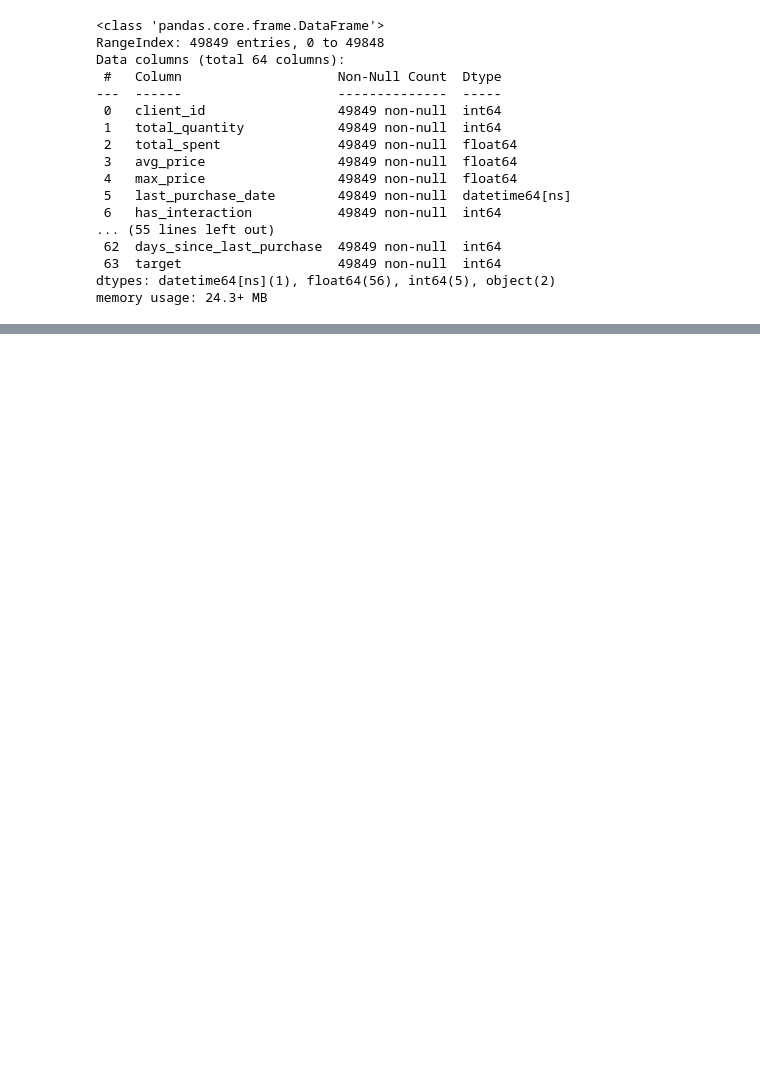
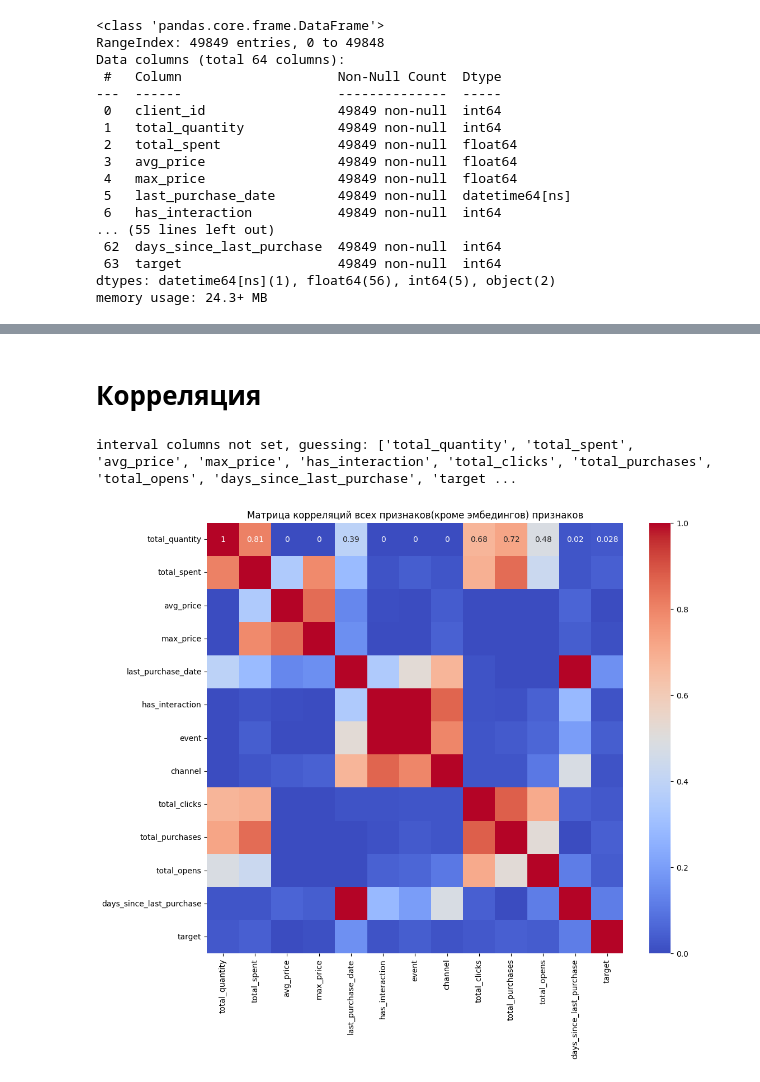
Before and after one commit to Sti11ness/BinClass, a Jupyter notebook: main.ipynb, the cells around one changed output, grey strips where cells are left out. Cells and saved outputs as stored; diff of their text form; code cells hidden in the pictures; blank space fills up the shorter version.

```diff
--- a/main.ipynb
+++ b/main.ipynb
@@ -750,0 +761,2 @@ Name: total_purchases, dtype: float64
+# %%
+cols_no_emb = list(final_data.columns.drop(embedding_cols).drop('client_id'))
@@ -750,0 +837,11 @@ Name: total_purchases, dtype: float64
+# %% [markdown]
+# Корреляция
+# %%
+plt.figure(figsize=(12, 10))
+corr_matrix = phik_matrix(final_data[cols_no_emb],njobs=-1)
+sns.heatmap(corr_matrix, annot=True, cmap='coolwarm')
+plt.title('Матрица корреляций всех признаков(кроме эмбедингов) признаков')
+plt.show()
+# %% [output]
+interval columns not set, guessing: ['total_quantity', 'total_spent', 'avg_price', 'max_price', 'has_interaction', 'total_clicks', 'total_purchases', 'total_opens', 'days_since_last_purchase', 'target ...
+[figure, added]
```
Also changed, not shown: parts of 39 cells of this notebook, 6 other files.
